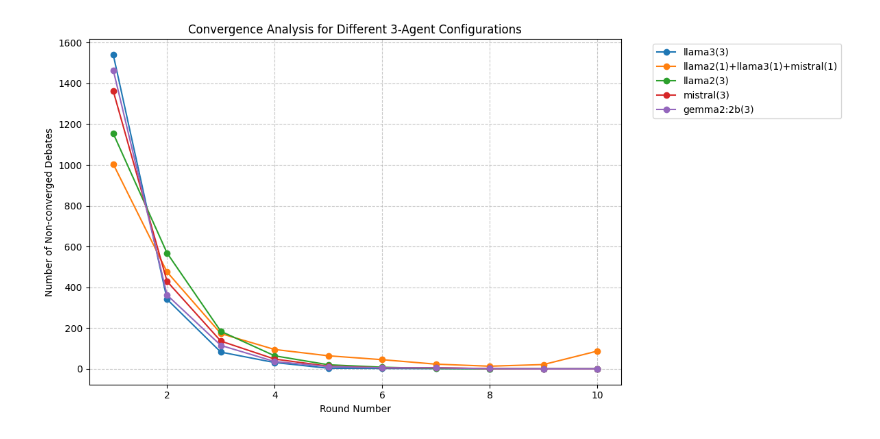
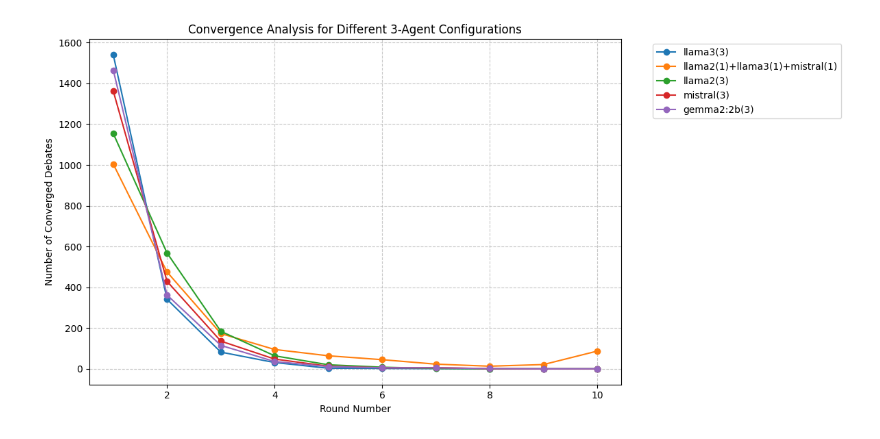
Before and after one commit to tyrionhuu/Multi-LLM-Debate, a Jupyter notebook: notebooks/convergence.ipynb, the cells around one changed output. Cells and saved outputs as stored; diff of their text form; code cells hidden in the pictures.

Commit message:
Update ylabel in convergence notebook to reflect correct analysis of converged debates

```diff
--- a/notebooks/convergence.ipynb
+++ b/notebooks/convergence.ipynb
@@ -13,18 +13,18 @@ df = analyze_round_number(
 # %%
 import matplotlib.pyplot as plt
 
 plt.figure(figsize=(12, 6))
 for idx, config in enumerate(df['model_configuration']):
     rounds = range(1, 11)
     values = df.iloc[idx, 1:].values
     plt.plot(rounds, values, marker='o', label=config)
 
 plt.xlabel('Round Number')
-plt.ylabel('Number of Non-converged Debates')
+plt.ylabel('Number of Converged Debates')
 plt.title('Convergence Analysis for Different 3-Agent Configurations')
 plt.legend(bbox_to_anchor=(1.05, 1), loc='upper left')
 plt.grid(True, linestyle='--', alpha=0.7)
 plt.tight_layout()
 plt.show()
 # %% [output]
-[figure, old version]
+[figure, new version]
```
